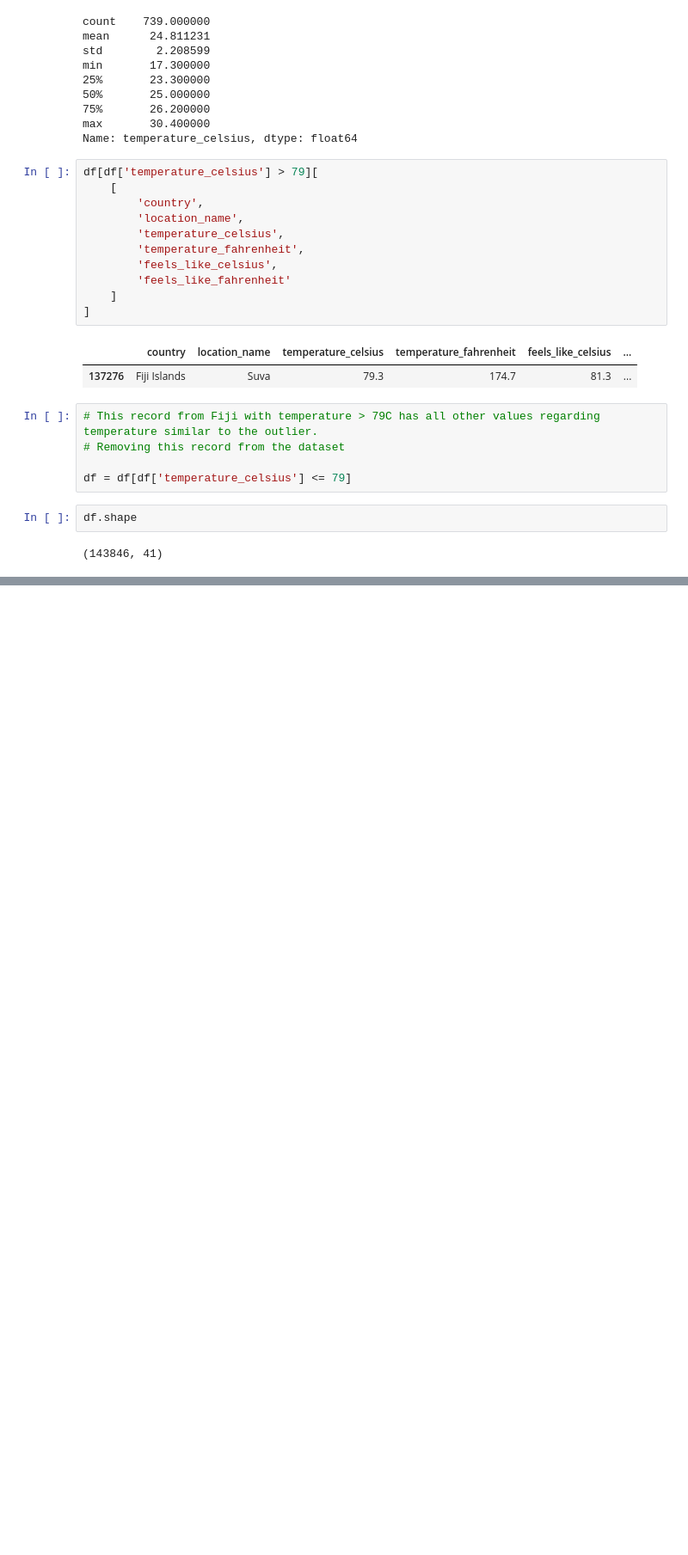
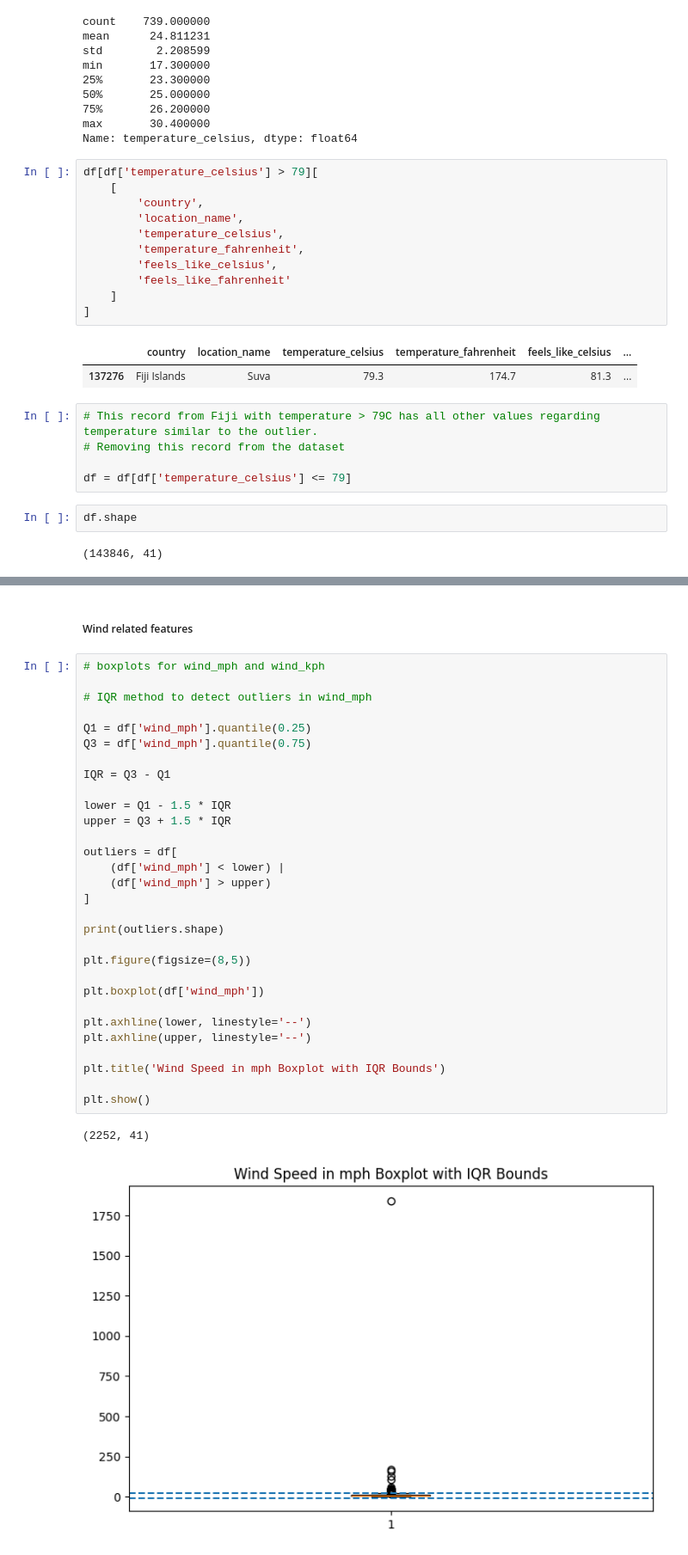
Before and after one commit to kgulbarg/Weather-Forecast-DS, a Jupyter notebook: weather_forecast.ipynb, the cells around one changed output, grey strips where cells are left out. Shown at 86% size. Cells and saved outputs as stored; diff of their text form; blank space fills up the shorter version.

Commit message:
Data preprocessing for location related and wind related faetures

```diff
--- a/weather_forecast.ipynb
+++ b/weather_forecast.ipynb
@@ -326,0 +522,35 @@ df.shape
+# %% [markdown]
+##### Wind related features
+# %%
+# boxplots for wind_mph and wind_kph
+
+# IQR method to detect outliers in wind_mph
+
+Q1 = df['wind_mph'].quantile(0.25)
+Q3 = df['wind_mph'].quantile(0.75)
+
+IQR = Q3 - Q1
+
+lower = Q1 - 1.5 * IQR
+upper = Q3 + 1.5 * IQR
+
+outliers = df[
+    (df['wind_mph'] < lower) |
+    (df['wind_mph'] > upper)
+]
+
+print(outliers.shape)
+
+plt.figure(figsize=(8,5))
+
+plt.boxplot(df['wind_mph'])
+
+plt.axhline(lower, linestyle='--')
+plt.axhline(upper, linestyle='--')
+
+plt.title('Wind Speed in mph Boxplot with IQR Bounds')
+
+plt.show()
+# %% [output]
+(2252, 41)
+[figure, added]
```
Also changed, not shown: parts of 29 cells of this notebook, 2 other files.
